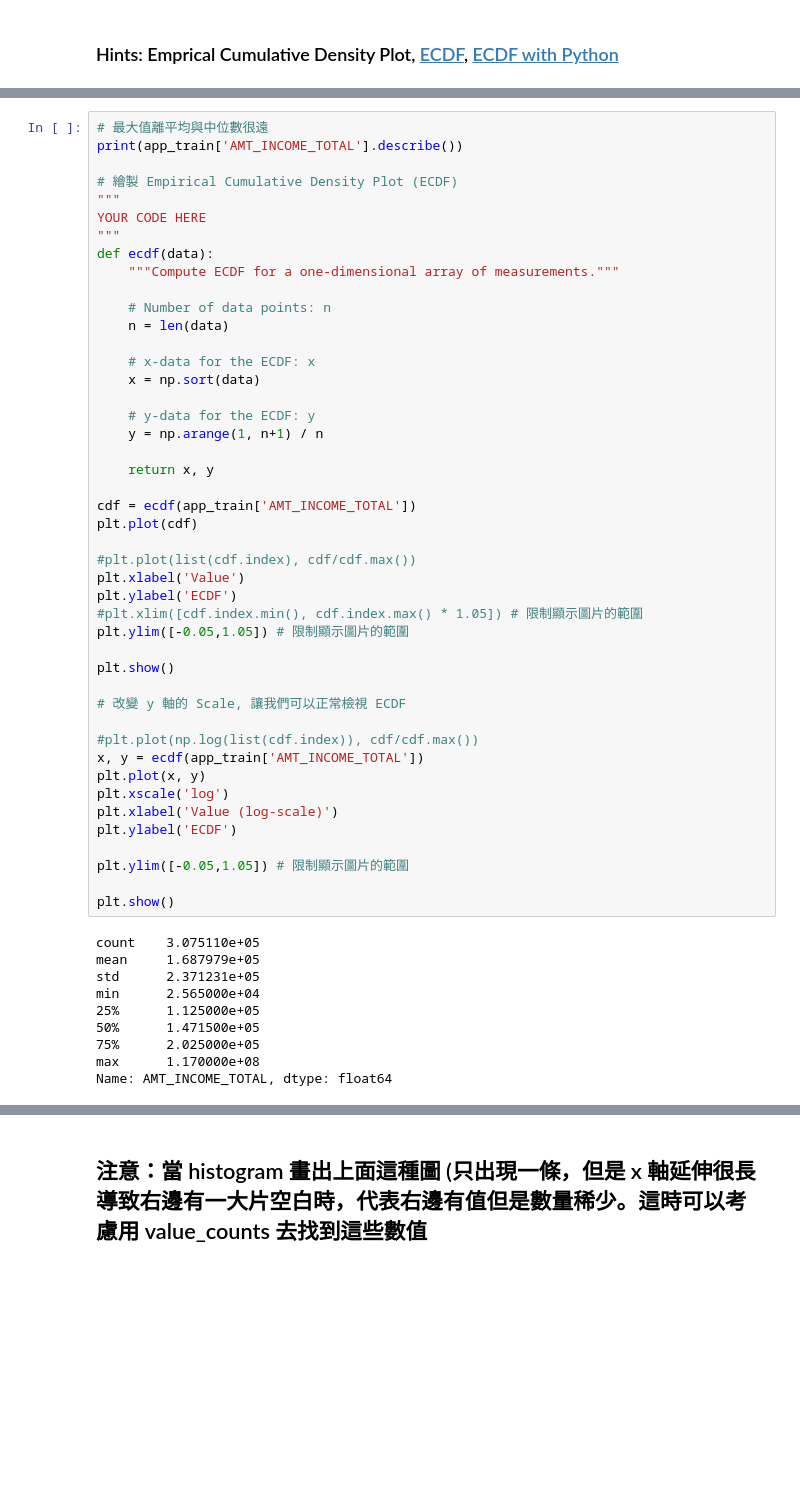
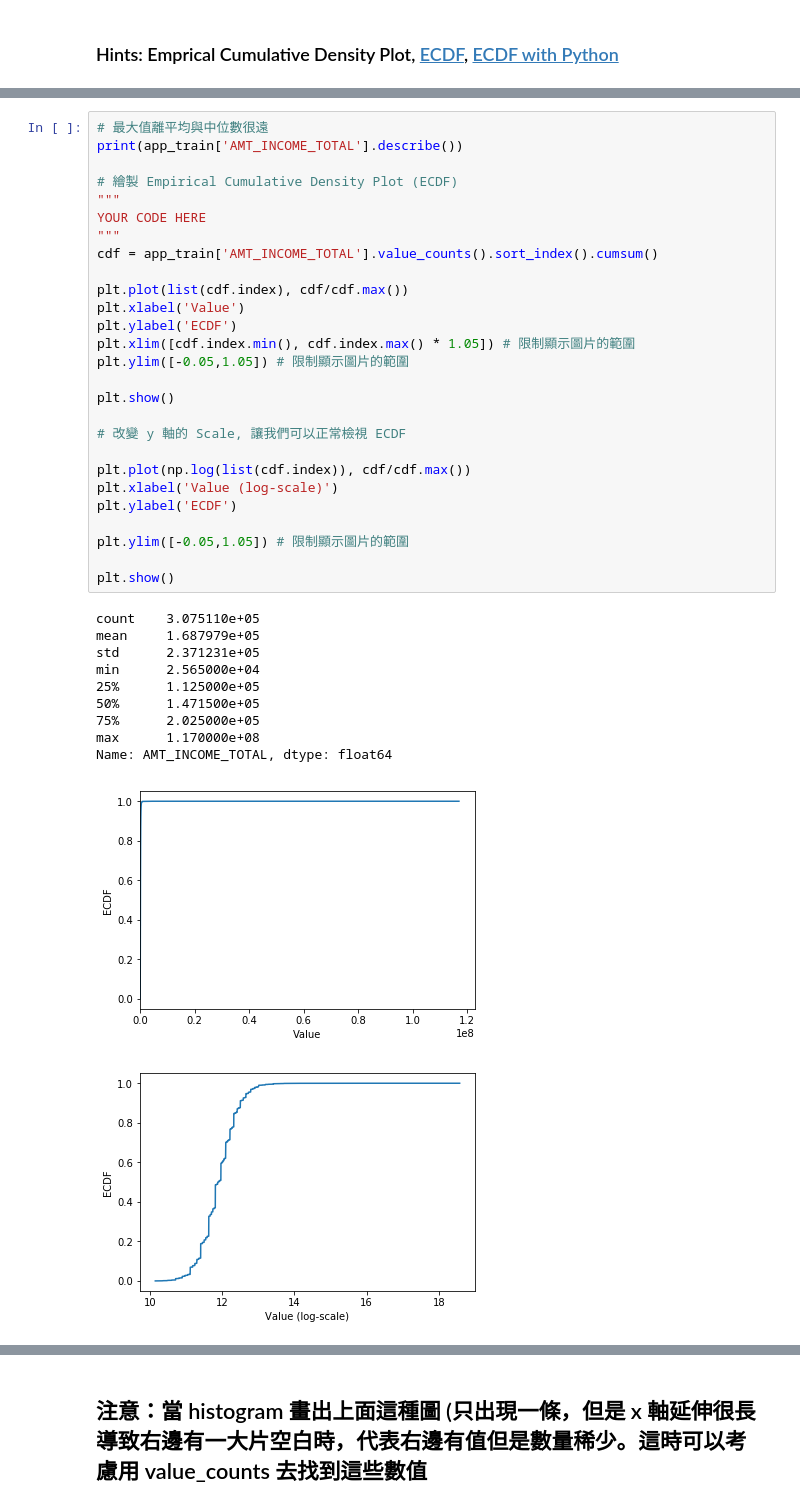
Before and after one commit to nedchao/ML100-Days, a Jupyter notebook: homework/Day_006_HW.ipynb, the cells around one changed output, grey strips where cells are left out. Cells and saved outputs as stored; diff of their text form; blank space fills up the shorter version.

```diff
--- a/homework/Day_006_HW.ipynb
+++ b/homework/Day_006_HW.ipynb
@@ -129,55 +162,39 @@ print(app_train['AMT_INCOME_TOTAL'].describe())
 
 # 繪製 Empirical Cumulative Density Plot (ECDF)
 """
 YOUR CODE HERE
 """
-def ecdf(data):
-    """Compute ECDF for a one-dimensional array of measurements."""
+cdf = app_train['AMT_INCOME_TOTAL'].value_counts().sort_index().cumsum()
 
-    # Number of data points: n
-    n = len(data)
-
-    # x-data for the ECDF: x
-    x = np.sort(data)
-
-    # y-data for the ECDF: y
-    y = np.arange(1, n+1) / n
-
-    return x, y
-
-cdf = ecdf(app_train['AMT_INCOME_TOTAL'])
-plt.plot(cdf)
-
-#plt.plot(list(cdf.index), cdf/cdf.max())
+plt.plot(list(cdf.index), cdf/cdf.max())
 plt.xlabel('Value')
 plt.ylabel('ECDF')
-#plt.xlim([cdf.index.min(), cdf.index.max() * 1.05]) # 限制顯示圖片的範圍
+plt.xlim([cdf.index.min(), cdf.index.max() * 1.05]) # 限制顯示圖片的範圍
 plt.ylim([-0.05,1.05]) # 限制顯示圖片的範圍
 
 plt.show()
 
 # 改變 y 軸的 Scale, 讓我們可以正常檢視 ECDF
 
-#plt.plot(np.log(list(cdf.index)), cdf/cdf.max())
-x, y = ecdf(app_train['AMT_INCOME_TOTAL'])
-plt.plot(x, y)
-plt.xscale('log')
+plt.plot(np.log(list(cdf.index)), cdf/cdf.max())
 plt.xlabel('Value (log-scale)')
 plt.ylabel('ECDF')
 
 plt.ylim([-0.05,1.05]) # 限制顯示圖片的範圍
 
 plt.show()
 # %% [output]
 count    3.075110e+05
 mean     1.687979e+05
 std      2.371231e+05
 min      2.565000e+04
 25%      1.125000e+05
 50%      1.471500e+05
 75%      2.025000e+05
 max      1.170000e+08
 Name: AMT_INCOME_TOTAL, dtype: float64
+[figure, added]
+[figure, added]
 # %% [markdown]
 ## 補充：Normal dist 的 ECDF
 ![ecdf_normal](https://au.mathworks.com/help/examples/stats/win64/PlotEmpiricalCdfAndCompareWithSamplingDistributionExample_01.png)
```
Also changed, not shown: parts of 5 cells of this notebook.
